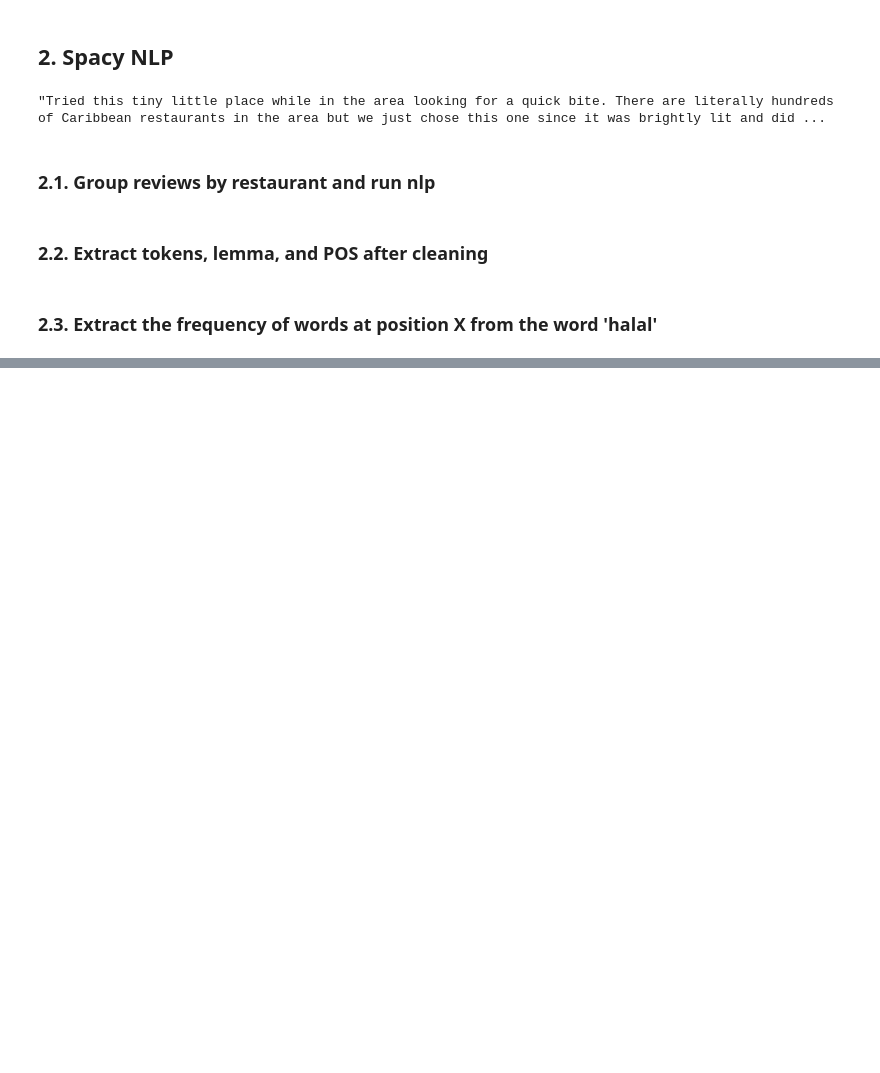
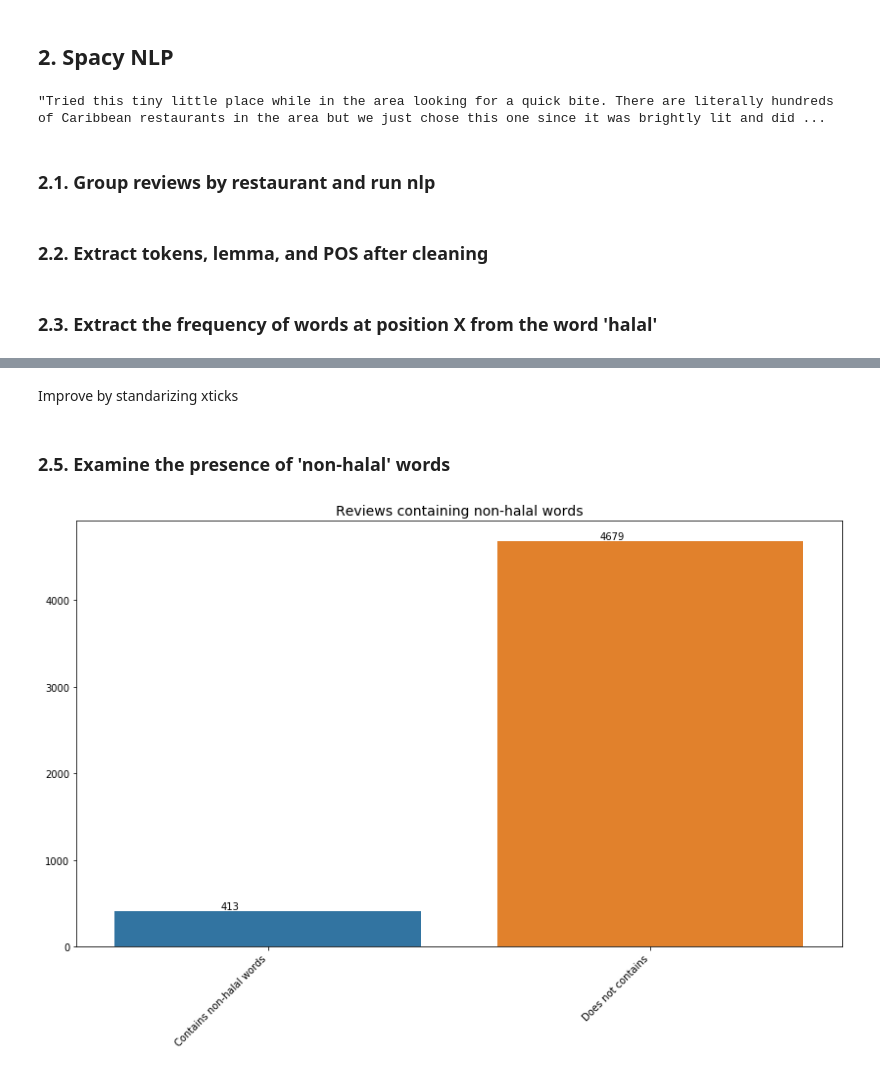
Before and after one commit to WAzaizeh/Halal_o_Meter, a Jupyter notebook: src/data/EDA/NLP.ipynb, the cells around one changed output, grey strips where cells are left out. Saved outputs shown, nothing was run; the diff lists cells and outputs as text; code cells hidden in the pictures; blank space fills up the shorter version.

```diff
--- a/src/data/EDA/NLP.ipynb
+++ b/src/data/EDA/NLP.ipynb
@@ -177,0 +229,21 @@ positions_df.head()
+# %% [markdown]
+Improve by standarizing xticks
+# %% [markdown]
+### 2.5. Examine the presence of 'non-halal' words
+# %%
+non_halal_words = ['pork', 'ham', 'bacon', 'wine', 'beer', 'alcohol', 'shortening', 'lard'] #expand list further
+
+# presence in all reviews
+plt.figure(figsize=(14,8))
+
+reviews_df['review_text'] = reviews_df['review_text'].str.lower()
+non_halal_match = reviews_df['review_text'].str.contains('|'.join(non_halal_words))
+non_halal_match_count = [sum(non_halal_match), len(non_halal_match)-sum(non_halal_match)]
+g = sns.barplot(x=['Contains non-halal words','Does not contains'], y=non_halal_match_count)
+g.set_title('Reviews containing non-halal words', size=14)
+g_labels = g.set_xticklabels(g.get_xticklabels(), rotation=45, horizontalalignment='right')
+for p in g.patches:
+    g.annotate('{:.0f}'.format(p.get_height()), (p.get_x()+0.3, p.get_height()),
+                ha='center', va='bottom', color= 'black')
+# %% [output]
+[figure, added]
```
Also changed, not shown: parts of 12 cells of this notebook.
